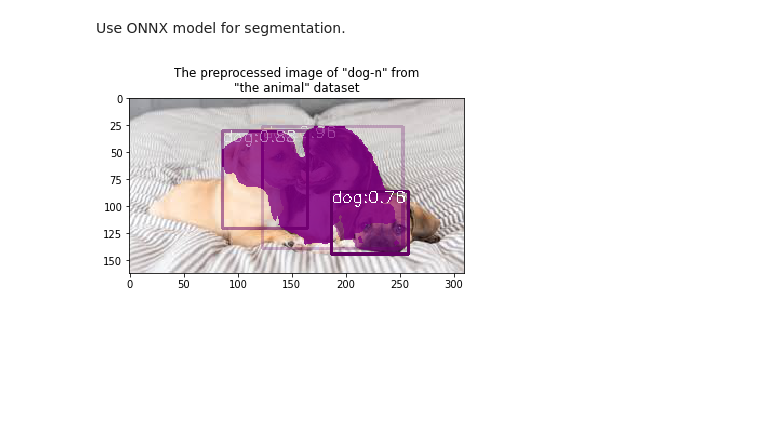
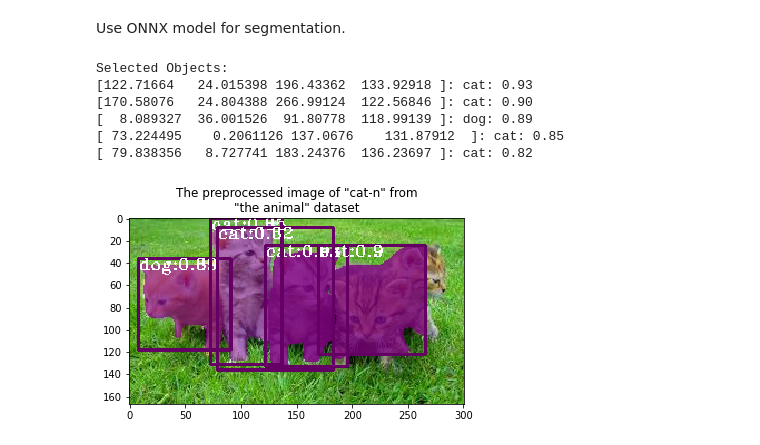
Before and after one commit to mmgalushka/onnx-hello-world, a Jupyter notebook: onnx_maskrcnn.ipynb, the cells around one changed output. Cells and saved outputs as stored; diff of their text form; code cells hidden in the pictures; blank space fills up the shorter version.

```diff
--- a/onnx_maskrcnn.ipynb
+++ b/onnx_maskrcnn.ipynb
@@ -98,7 +98,7 @@ def preprocess(image):
 # %% [markdown]
 ### Post-process Image
 # %%
-def postprocess(image, classes, boxes, labels, scores, masks, score_threshold=0.7):
+def postprocess(image, classes, boxes, labels, scores, masks, score_threshold=0.8):
     # Resize boxes
     ratio = 800.0 / min(image.size[0], image.size[1])
     scaled_boxes = boxes / ratio
@@ -106,6 +106,9 @@ def postprocess(image, classes, boxes, labels, scores, masks, score_threshold=0.
     image = np.array(image)
     overlay = image.copy()
 
+    selected_boxes = []
+    selected_labels = []
+    selected_scores = []
     for mask, box, label, score in zip(masks, scaled_boxes, labels, scores):
 
         # Showing boxes with score > 0.7
@@ -136,21 +139,28 @@ def postprocess(image, classes, boxes, labels, scores, masks, score_threshold=0.
             im_mask, cv2.RETR_TREE, cv2.CHAIN_APPROX_SIMPLE
         )
 
+        alpha = 0.3
         cv2.fillPoly(overlay, contours,color=(128, 0, 128))
+        cv2.addWeighted(overlay, alpha, image, 1 - alpha,0, image)
 
-        alpha = 0.5
-        cv2.addWeighted(overlay, alpha, image, 1 - alpha,0, image)
+        selected_boxes.append(box)
+        selected_labels.append(label)
+        selected_scores.append(score)
+
+    report = ""
+    for box, label, score in zip(selected_boxes, selected_labels, selected_scores):
         image = cv2.rectangle(image, (int(box[0]), int(box[1])), (int(box[2]), int(box[3])), (100,0,100), 2)
         image = cv2.putText(
             image,
             classes[label] + ':' + str(np.round(score, 2)),
             (int(box[0]), int(box[1]+10)),
-            cv2.FONT_HERSHEY_SIMPLEX,
+            cv2.FONT_HERSHEY_TRIPLEX,
             0.5,
             (255,255,255)
         )
+        report += "%s: %s: %.2f\n" % (str(box), classes[label], score)
 
-    return image
+    return image, report
 # %% [markdown]
 ## Segment Images
 
@@ -162,7 +172,7 @@ classes = [line.rstrip('\n') for line in open(os.path.join('config', 'coco_class
 # %% [markdown]
 Load image for segmentation.
 # %%
-image_name = 'dog-n'
+image_name = 'cat-n'
 image = load_image(dataset_name, image_name)
 
 fig, ax = plt.subplots()
@@ -194,13 +203,21 @@ boxes, labels, scores, masks = sess.run(
     None, {sess.get_inputs()[0].name: prep_image}
 )
 # %%
-post_image = postprocess(image, classes, boxes, labels, scores, masks)
+post_image, report = postprocess(image, classes, boxes, labels, scores, masks)
+
+print('Selected Objects:\n%s'%report)
 
 fig, ax = plt.subplots()
 plt.imshow(post_image, interpolation='nearest')
 ax.set_title( f'The preprocessed image of "{image_name}" from\n"the {dataset_name}" dataset' )
 
-plt.savefig(os.path.join('tmp', f'maskrcnn_prep_{image_name.replace("-","_")}.jpg'))
+plt.savefig(os.path.join('tmp', f'maskrcnn_res_{image_name.replace("-","_")}.jpg'))
 plt.show()
 # %% [output]
+Selected Objects:
+[122.71664   24.015398 196.43362  133.92918 ]: cat: 0.93
+[170.58076   24.804388 266.99124  122.56846 ]: cat: 0.90
+[  8.089327  36.001526  91.80778  118.99139 ]: dog: 0.89
+[ 73.224495    0.2061126 137.0676    131.87912  ]: cat: 0.85
+[ 79.838356   8.727741 183.24376  136.23697 ]: cat: 0.82
-[figure, old version]
+[figure, new version]
```
Also changed, not shown: parts of 2 cells of this notebook, 11 other files.
